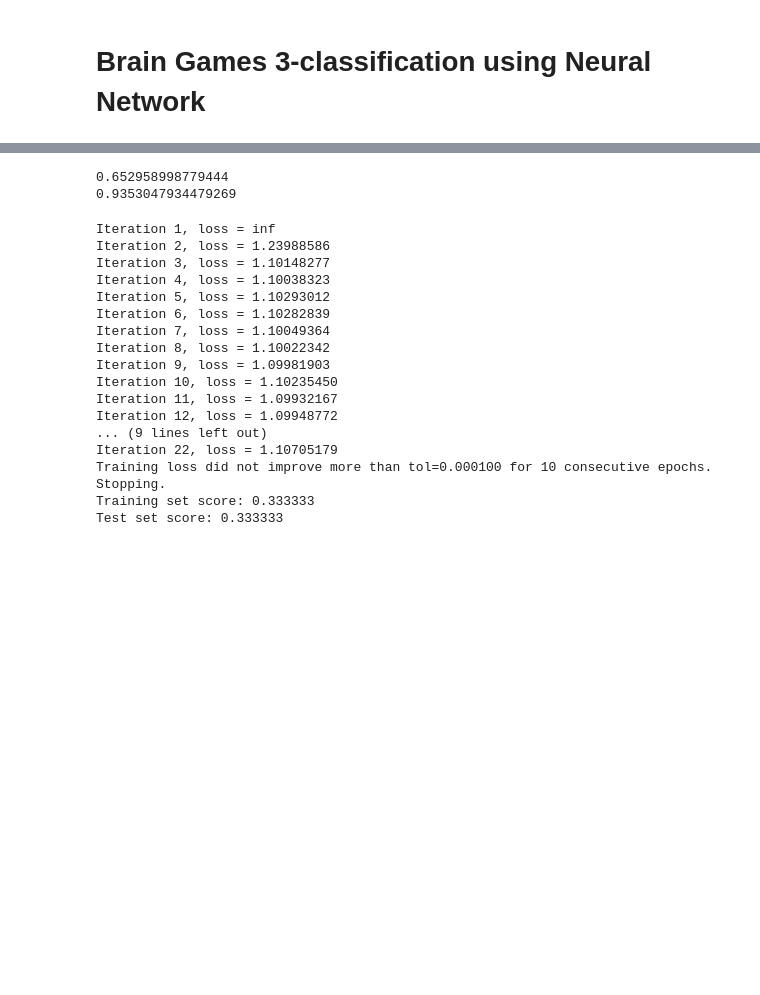
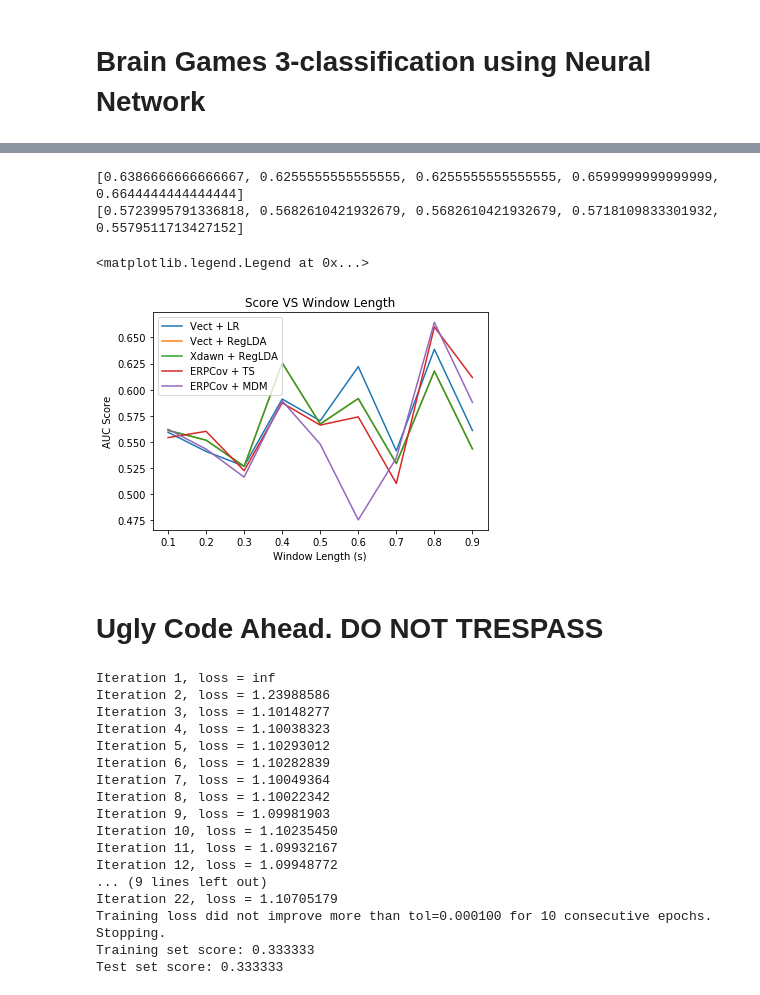
Before and after one commit to lytzV/BrainGames, a Jupyter notebook: Brain Games 3-classification using Neural Network.ipynb, the cells around one changed output, grey strips where cells are left out. Drawn from its saved outputs; the diff is of its cells as text; code cells hidden in the pictures; blank space fills up the shorter version.

```diff
--- a/Brain Games 3-classification using Neural Network.ipynb
+++ b/Brain Games 3-classification using Neural Network.ipynb
@@ -276,14 +398,34 @@ The average AUC score is: [0.6197278911564625, 0.5650085034013606, 0.56500850340
 # %%
-print(np.mean(test_res))
-print(np.mean(train_res))
+
+max_means = [max(means[:,i]) for i in range(len(means[0]))]
+print(max_means)
+mean_means = [np.mean(means[:,i]) for i in range(len(means[0]))]
+print(mean_means)
+#print(np.mean(test_res))
+#print(np.mean(train_res))
 #SGD Mean: Test 0.4848184223184223, Train 0.5188464252400026
 #LBFGS 1MIN Mean: Test 0.6651543651414771, Train 0.9402328392207571
 #LBFGS 1MIN Mean Standarized: Test 0.4944845437674585, Train 1.0 seems like normalization makes it worse
 #LBFGS 10MIN Mean: Test: 0.6221004202855277, Train 0.7853136992342494
 #ADAM Mean: Test 0.5002369225627413, Train 0.9166582700882311
+
+plt.plot(win_len_list, means[:,0], label = 'Vect + LR')
+plt.plot(win_len_list, means[:,1], label = 'Vect + RegLDA')
+plt.plot(win_len_list, means[:,2], label = 'Xdawn + RegLDA')
+plt.plot(win_len_list, means[:,3], label = 'ERPCov + TS')
+plt.plot(win_len_list, means[:,4], label = 'ERPCov + MDM')
+
+plt.xlabel("Window Length (s)")
+plt.ylabel("AUC Score")
+plt.title("Score VS Window Length")
+plt.legend()
 # %% [output]
-0.652958998779444
-0.9353047934479269
+[0.6386666666666667, 0.6255555555555555, 0.6255555555555555, 0.6599999999999999, 0.6644444444444444]
+[0.5723995791336818, 0.5682610421932679, 0.5682610421932679, 0.5718109833301932, 0.5579511713427152]
+<matplotlib.legend.Legend at 0x...>
+[figure, added]
+# %% [markdown]
+# Ugly Code Ahead. DO NOT TRESPASS
 # %%
 X_pca = conglomerates(post_stft_dataset)
 print(X_pca.shape)
```
Also changed, not shown: parts of 4 cells of this notebook, 34 other files.
